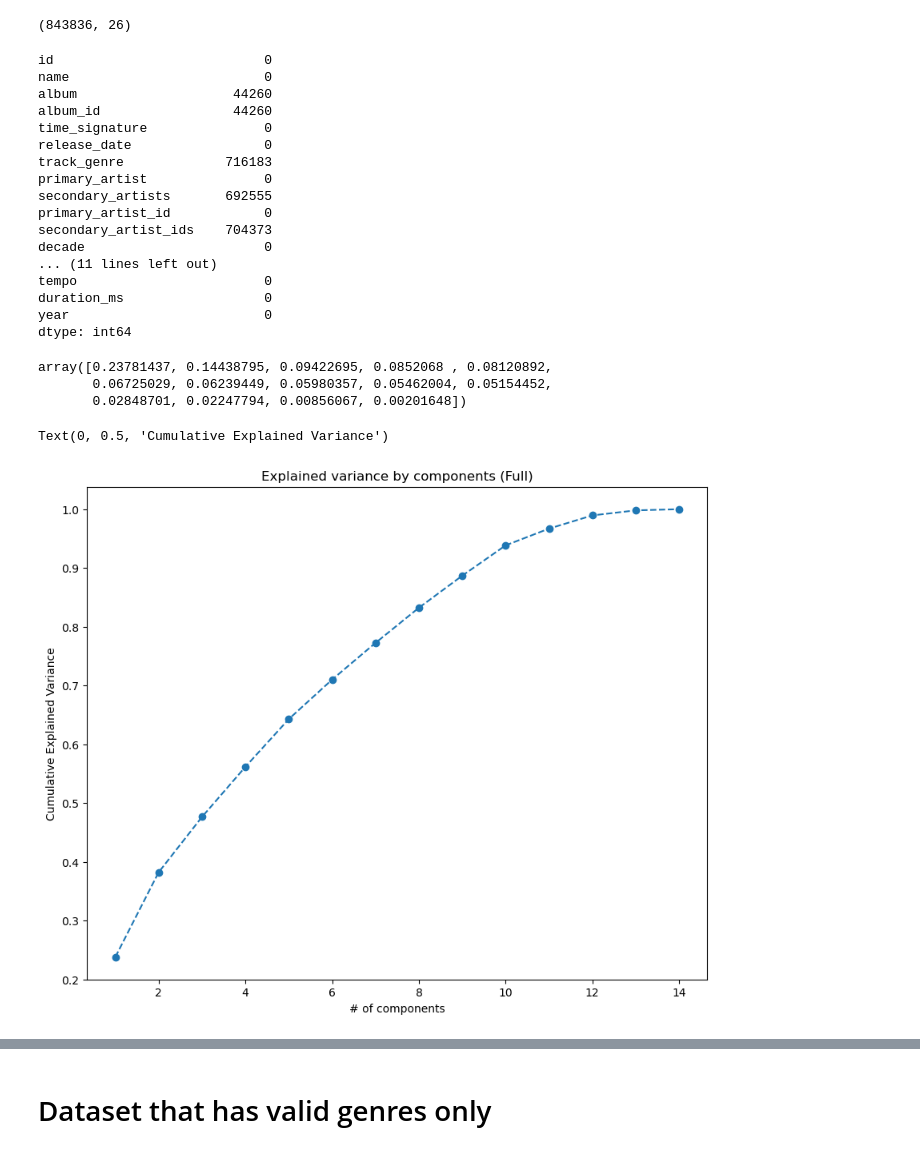
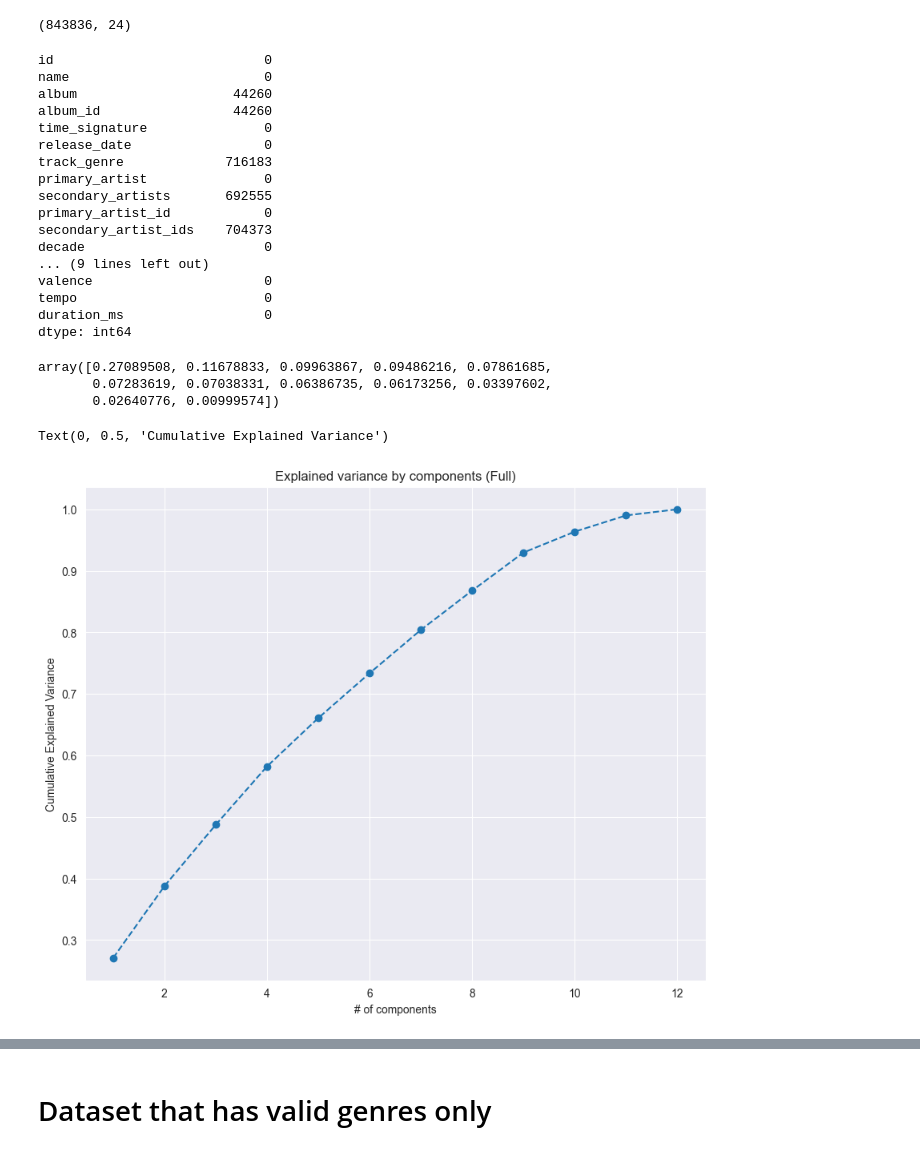
Before and after one commit to MSB46/DataProjects, a Jupyter notebook: SongSoupSelector/clustering.ipynb, the cells around one changed output, grey strips where cells are left out. Drawn from its saved outputs; the diff is of its cells as text; code cells hidden in the pictures.

```diff
--- a/SongSoupSelector/clustering.ipynb
+++ b/SongSoupSelector/clustering.ipynb
@@ -39,12 +39,14 @@ year                    float64
 dtype: object
 # %%
 df.dropna(subset=['primary_artist','primary_artist_id'], inplace=True)
+# %%
+df = df_2.iloc[:,:24]
 # %%
 # df.to_csv("dataset_final.csv", index=False)
 # %%
 df.shape
 # %% [output]
-(843836, 26)
+(843836, 24)
 # %%
 df.isnull().sum()
 # %% [output]
@@ -60,8 +62,8 @@ secondary_artists       692555
 primary_artist_id            0
 secondary_artist_ids    704373
 decade                       0
-... (11 lines left out)
+... (9 lines left out)
+valence                      0
 tempo                        0
 duration_ms                  0
-year                         0
 dtype: int64
@@ -68,5 +72,5 @@ dtype: int64
 # %%
-X = df.select_dtypes([np.number])
+X = df.select_dtypes([np.number]).iloc[:,1:]
 scaler = StandardScaler()
 X_std = scaler.fit_transform(X)
 
@@ -74,16 +78,16 @@ pca_test = PCA()
 pca_test.fit(X_std)
 pca_test.explained_variance_ratio_
 # %% [output]
-array([0.23781437, 0.14438795, 0.09422695, 0.0852068 , 0.08120892,
-       0.06725029, 0.06239449, 0.05980357, 0.05462004, 0.05154452,
-       0.02848701, 0.02247794, 0.00856067, 0.00201648])
+array([0.27089508, 0.11678833, 0.09963867, 0.09486216, 0.07861685,
+       0.07283619, 0.07038331, 0.06386735, 0.06173256, 0.03397602,
+       0.02640776, 0.00999574])
 # %%
 plt.figure(figsize = (10, 8))
-plt.plot(range(1,15), pca_test.explained_variance_ratio_.cumsum(), marker='o', linestyle='--')
+plt.plot(range(1,13), pca_test.explained_variance_ratio_.cumsum(), marker='o', linestyle='--')
 plt.title('Explained variance by components (Full)')
 plt.xlabel('# of components')
 plt.ylabel('Cumulative Explained Variance')
 # %% [output]
 Text(0, 0.5, 'Cumulative Explained Variance')
-[figure, old version]
+[figure, new version]
 # %%
```
Also changed, not shown: parts of 31 cells of this notebook, 2 other files.
